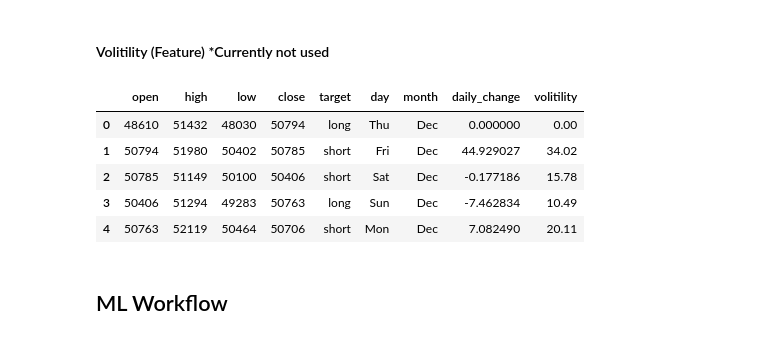
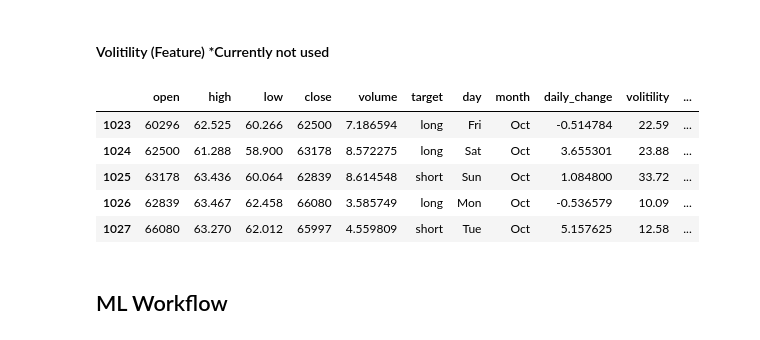
Before and after one commit to Mokoto-K/btc-regressor-predictor, a Jupyter notebook: price-action-nn.ipynb, the cells around one changed output. Drawn from its saved outputs; the diff is of its cells as text; code cells hidden in the pictures.

```diff
--- a/price-action-nn.ipynb
+++ b/price-action-nn.ipynb
@@ -27,6 +25,7 @@ price_open = price_data.open
 price_close = price_data.close
 price_high = price_data.high
 price_low = price_data.low
+price_vol = price_data.volume
 # %% [markdown]
 #### Create label targets
 # %%
@@ -68,33 +67,65 @@ for row in range(len(price_open)):
     if row == 0:
         continue
 
-    change = (price_open[row] - price_open[row-1]) / price_open[row - 1] * 1000
+    change = (price_open[row] - price_open[row-1]) / price_open[row - 1] * 100
     daily_change.append(round(change,8))
 
 price_data["daily_change"] = daily_change
 # %% [markdown]
 #### Volitility (Feature) *Currently not used
 # %%
-volitility = [0]
+volitility = [0, 0 ]
 
 for row in range(len(price_high)):
 
-    if row == 0:
+    if row == 0 or row == 1:
         continue
 
-    vol = (price_high[row-1] - price_low[row-1]) /100
+    vol = (price_high[row-2] - price_low[row-2]) /100
     volitility.append(vol)
 
 price_data["volitility"] = volitility
-
-price_data.head()
-# %% [output]
-|  | open | high | low | close | target | day | month | daily_change | volitility |
-| 0 | 48610 | 51432 | 48030 | 50794 | long | Thu | Dec | 0.000000 | 0.00 |
-| 1 | 50794 | 51980 | 50402 | 50785 | short | Fri | Dec | 44.929027 | 34.02 |
-| 2 | 50785 | 51149 | 50100 | 50406 | short | Sat | Dec | -0.177186 | 15.78 |
-| 3 | 50406 | 51294 | 49283 | 50763 | long | Sun | Dec | -7.462834 | 10.49 |
-| 4 | 50763 | 52119 | 50464 | 50706 | short | Mon | Dec | 7.082490 | 20.11 |
+# %%
+highs = [0, 0]
+lows = [0, 0]
+highs_from_open = [0, 0]
+lows_from_open = [0, 0]
+
+for row in range(len(price_high)):
+
+    if row == 0 or row == 1:
+        continue
+
+    highs.append(price_high[row-2]/1000)
+    lows.append(price_low[row-2]/1000)
+
+    highs_from_open.append((price_high[row-2]-price_open[row-2])/10000)
+    lows_from_open.append((price_low[row-2]-price_open[row-2])/10000)
+# lows from open and highs from open
+price_data["high"] = highs
+price_data["low"] = lows
+
+price_data["highs_from_open"] = highs_from_open
+price_data["lows_from_open"] = lows_from_open
+# %%
+volume = [0, 0]
+
+for row in range(len(price_vol)):
+
+    if row == 0 or row == 1:
+        continue
+
+    volume.append(price_vol[row-2]/1000000000)
+
+price_data["volume"] = volume
+price_data.tail(5)
+# %% [output]
+|  | open | high | low | close | volume | target | day | month | daily_change | volitility | ... |
+| 1023 | 60296 | 62.525 | 60.266 | 62500 | 7.186594 | long | Fri | Oct | -0.514784 | 22.59 | ... |
+| 1024 | 62500 | 61.288 | 58.900 | 63178 | 8.572275 | long | Sat | Oct | 3.655301 | 23.88 | ... |
+| 1025 | 63178 | 63.436 | 60.064 | 62839 | 8.614548 | short | Sun | Oct | 1.084800 | 33.72 | ... |
+| 1026 | 62839 | 63.467 | 62.458 | 66080 | 3.585749 | long | Mon | Oct | -0.536579 | 10.09 | ... |
+| 1027 | 66080 | 63.270 | 62.012 | 65997 | 4.559809 | short | Tue | Oct | 5.157625 | 12.58 | ... |
 # %% [markdown]
 ## ML Workflow
 # %% [markdown]
```
Also changed, not shown: parts of 16 cells of this notebook.
